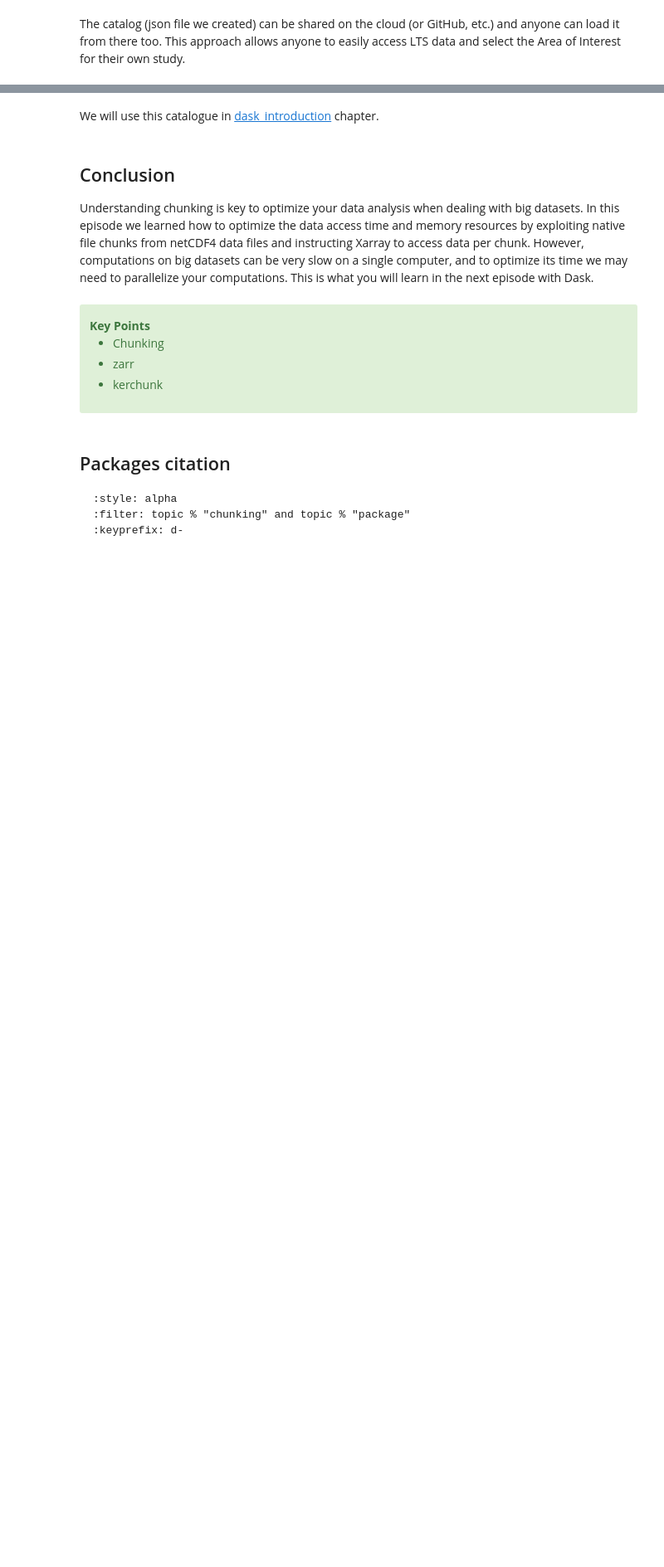
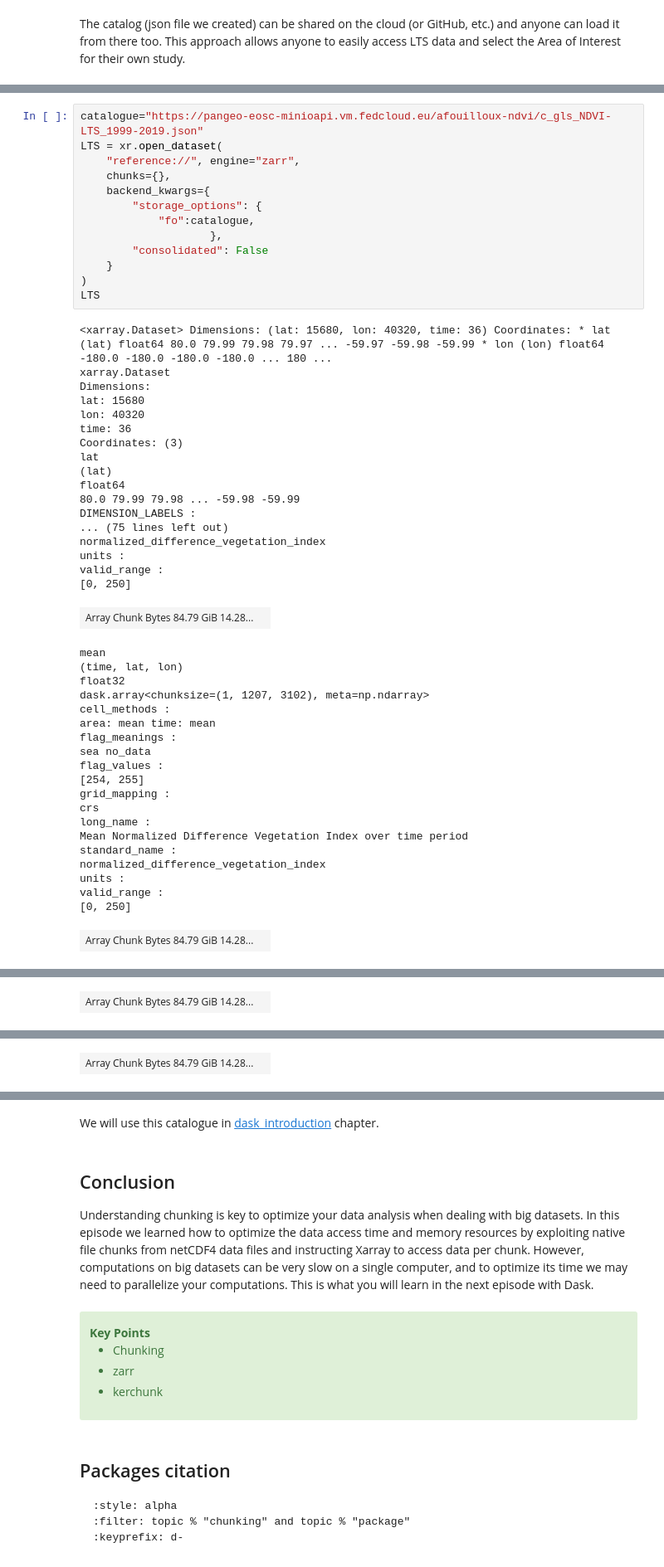
Before and after one commit to pangeo-data/geo-open-hack-2024, a Jupyter notebook: docs/pangeo/chunking_introduction.ipynb, the cells around one changed output, grey strips where cells are left out. Shown at 83% size. Saved outputs shown, nothing was run; the diff lists cells and outputs as text; blank space fills up the shorter version.

```diff
--- a/docs/pangeo/chunking_introduction.ipynb
+++ b/docs/pangeo/chunking_introduction.ipynb
@@ -916,0 +1092,52 @@ Data variables:
+# %%
+catalogue="https://pangeo-eosc-minioapi.vm.fedcloud.eu/afouilloux-ndvi/c_gls_NDVI-LTS_1999-2019.json"
+LTS = xr.open_dataset(
+    "reference://", engine="zarr",
+    chunks={},
+    backend_kwargs={
+        "storage_options": {
+            "fo":catalogue,
+                    },
+        "consolidated": False
+    }
+)
+LTS
+# %% [output]
+<xarray.Dataset> Dimensions: (lat: 15680, lon: 40320, time: 36) Coordinates: * lat (lat) float64 80.0 79.99 79.98 79.97 ... -59.97 -59.98 -59.99 * lon (lon) float64 -180.0 -180.0 -180.0 -180.0 ... 180 ...
+xarray.Dataset
+Dimensions:
+lat: 15680
+lon: 40320
+time: 36
+Coordinates: (3)
+lat
+(lat)
+float64
+80.0 79.99 79.98 ... -59.98 -59.99
+DIMENSION_LABELS :
+... (75 lines left out)
+normalized_difference_vegetation_index
+units :
+valid_range :
+[0, 250]
+| Array Chunk Bytes 84.79 GiB 14.28... |  |
+mean
+(time, lat, lon)
+float32
+dask.array<chunksize=(1, 1207, 3102), meta=np.ndarray>
+cell_methods :
+area: mean time: mean
+flag_meanings :
+sea no_data
+flag_values :
+[254, 255]
+grid_mapping :
+crs
+long_name :
+Mean Normalized Difference Vegetation Index over time period
+standard_name :
+normalized_difference_vegetation_index
+units :
+valid_range :
+[0, 250]
+| Array Chunk Bytes 84.79 GiB 14.28... |  |
@@ -916,0 +1163 @@ Data variables:
+| Array Chunk Bytes 84.79 GiB 14.28... |  |
@@ -916,0 +1183 @@ Data variables:
+| Array Chunk Bytes 84.79 GiB 14.28... |  |
```
Also changed, not shown: parts of 13 cells of this notebook.
